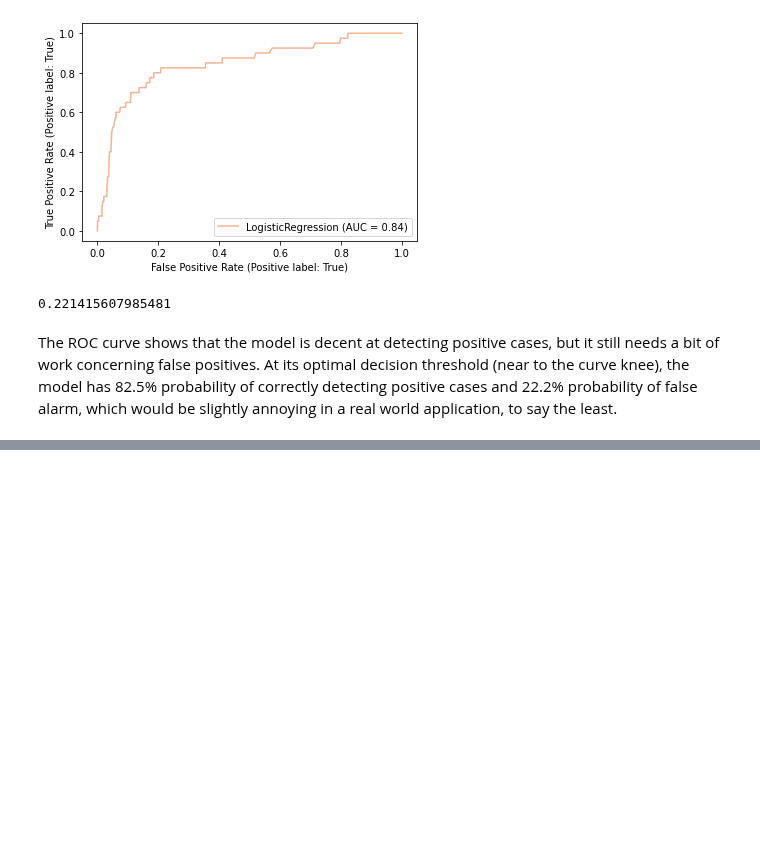
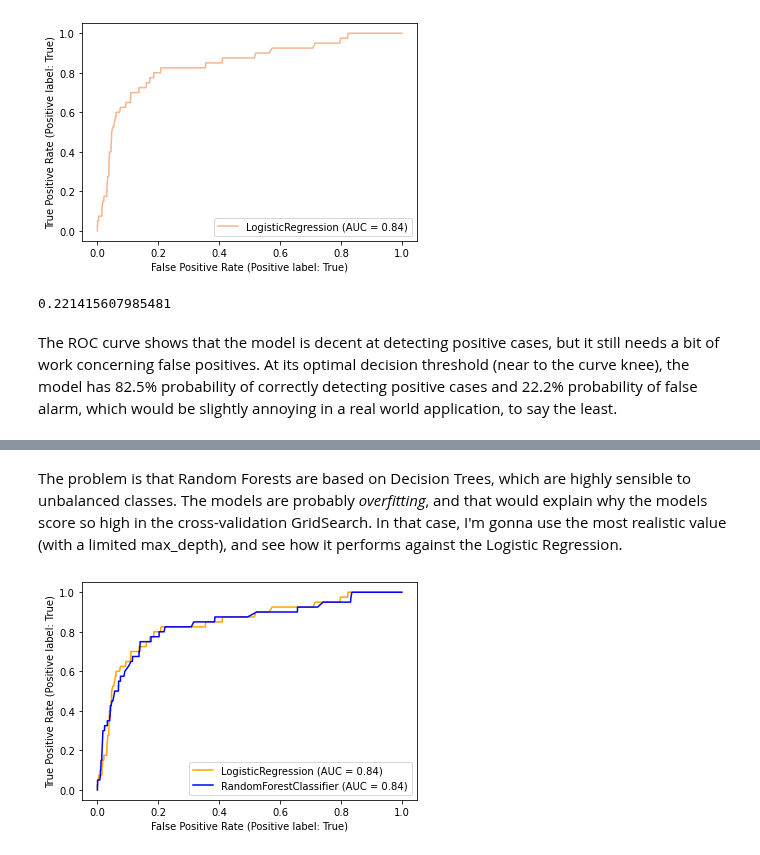
Before and after one commit to brunoarine/substance-problem-study, a Jupyter notebook: notebooks/project.ipynb, the cells around one changed output, grey strips where cells are left out. Saved outputs shown, nothing was run; the diff lists cells and outputs as text; code cells hidden in the pictures; blank space fills up the shorter version.

```diff
--- a/notebooks/project.ipynb
+++ b/notebooks/project.ipynb
@@ -698,0 +716,7 @@ The ROC curve shows that the model is decent at detecting positive cases, but it
+# %%
+parameters = {"n_estimators": [200,400,500,600,800,900,1000],
+              "criterion": ["gini", "entropy"],
+              "max_depth": [None, 5, 10, 15, 30, 60],
+           }
+clf = GridSearchCV(forest, parameters, scoring='roc_auc', verbose=3, n_jobs=5)
+clf.fit(X_train, y_train)
@@ -698,0 +780,12 @@ The ROC curve shows that the model is decent at detecting positive cases, but it
+# %% [markdown]
+The problem is that Random Forests are based on Decision Trees, which are highly sensible to unbalanced classes. The models are probably _overfitting_, and that would explain why the models score so high in the cross-validation GridSearch. In that case, I'm gonna use the most realistic value (with a limited max_depth), and see how it performs against the Logistic Regression.
+# %%
+forest = RandomForestClassifier(n_estimators=500, max_depth=3)
+forest.fit(X_train, y_train)
+
+fig, ax = plt.subplots()
+plot_roc_curve(model, X_test, y_test, ax=ax, color="orange")
+plot_roc_curve(forest, X_test, y_test, ax=ax, color="blue")
+plt.show()
+# %% [output]
+[figure, added]
```
Also changed, not shown: parts of 9 cells of this notebook, 9 other files.
